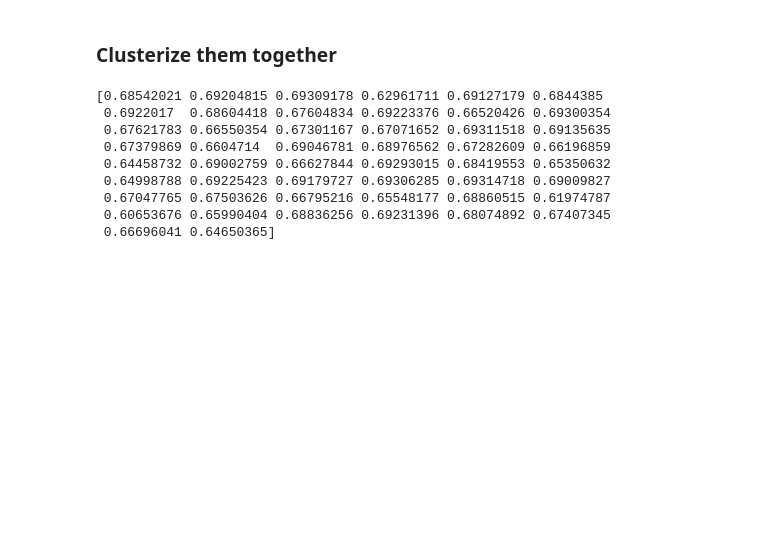
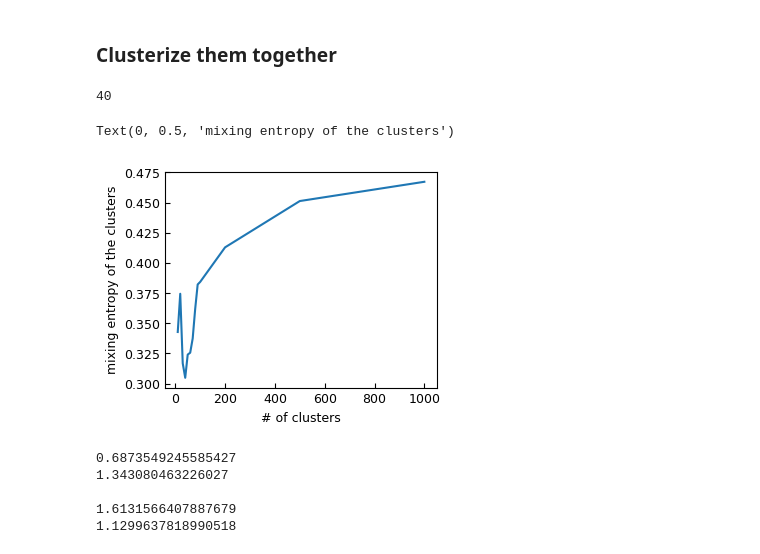
Before and after one commit to HugoLeRoy94/ClusterAnalysis, a Jupyter notebook: notebooks/toy_model/compare_mkv.ipynb, the cells around one changed output. Cells and saved outputs as stored; diff of their text form; code cells hidden in the pictures; blank space fills up the shorter version.

```diff
--- a/notebooks/toy_model/compare_mkv.ipynb
+++ b/notebooks/toy_model/compare_mkv.ipynb
@@ -204,15 +211,26 @@ for emb in embs:
 # %%
-from src.cluster import Cluster
-from scipy.special import entr
-#nc_com_list = [50,60,70,80,90,100]
-#for nc in nc_com_list:
-#    clt = Cluster(100)
-#    clt.add_embedding(embs[0])
-#    clt.add_embedding(embs[1])
-#    clt.set_shape_and_flatten()
-#    clt.clusterize()
+nc_com_list = [10,20,30,40,50,60,70,80,90,100,200,500,1000]
+H_mix = list()
+for nc in nc_com_list:
+    clt = Cluster(nc)
+    clt.add_embedding(embs[0])
+    clt.add_embedding(embs[2])
+    clt.set_shape_and_flatten()
+    clt.clusterize()
+    prop = clt.compute_proportions()
+    H_mix.append((np.sum(entr(prop),axis=1)))
+H_mix = ak.Array(H_mix)
 #
 #    mkv = Markov()
+# %%
+plt.plot(nc_com_list,ak.mean(H_mix,axis=1))
+print(nc_com_list[np.argmin(ak.mean(H_mix,axis=1))])
+plt.xlabel('# of clusters')
+plt.ylabel('mixing entropy of the clusters')
+# %% [output]
+40
+Text(0, 0.5, 'mixing entropy of the clusters')
+[figure, added]
 # %%
 clt = Cluster(50)
 clt.add_embedding(embs[0])
@@ -222,15 +242,34 @@ clt.clusterize()
+# %%
+for i in range(mmkv.__len__()):
+    print(mmkv[i].compute_entropy_rate())
+print()
+print(mkvs[0].compute_entropy_rate())
+print(mkvs[1].compute_entropy_rate())
+# %% [output]
+0.6873549245585427
+1.343080463226027
+
+1.6131566407887679
+1.1299637818990518
 # %%
-prop = clt.compute_proportions()
-#print(entr(prop))
-
-print((np.sum(entr(prop),axis=1)))# + np.log(0.5))/np.log(0.5))
+h_list = np.sum(entr(clt.compute_proportions()),axis=1) # compute the mixing entropy of every cluster
+partitions = list()
+n_partition = 5
+hmin = 10**-10
+reduced_systems = list()
+for i in range(mmkv.__len__()):
+    print()
+    # add a loop to isolate the empty clusters
+    keep = True
+    isolated =list() # store the isolated clusters
+    reduced_system = np.arange(mmkv[i].n_clusters) # start by considering every cluster
+    while keep:
+        partition = mmkv[i].recursive_partition(2,reduced_system = reduced_system)
+        for part in partition:
+            if all(h_list[part] <=hmin):
+                keep = True
+                for val in part:
+                    reduced_system = reduced_system[~np.isin(reduced_system, part)]
+                break
+            keep = False
+    reduced_systems.append(reduced_system)
-# %% [output]
-[0.68542021 0.69204815 0.69309178 0.62961711 0.69127179 0.6844385
- 0.6922017  0.68604418 0.67604834 0.69223376 0.66520426 0.69300354
- 0.67621783 0.66550354 0.67301167 0.67071652 0.69311518 0.69135635
- 0.67379869 0.6604714  0.69046781 0.68976562 0.67282609 0.66196859
- 0.64458732 0.69002759 0.66627844 0.69293015 0.68419553 0.65350632
- 0.64998788 0.69225423 0.69179727 0.69306285 0.69314718 0.69009827
- 0.67047765 0.67503626 0.66795216 0.65548177 0.68860515 0.61974787
- 0.60653676 0.65990404 0.68836256 0.69231396 0.68074892 0.67407345
- 0.66696041 0.64650365]
```
Also changed, not shown: parts of 29 cells of this notebook, 8 other files.
